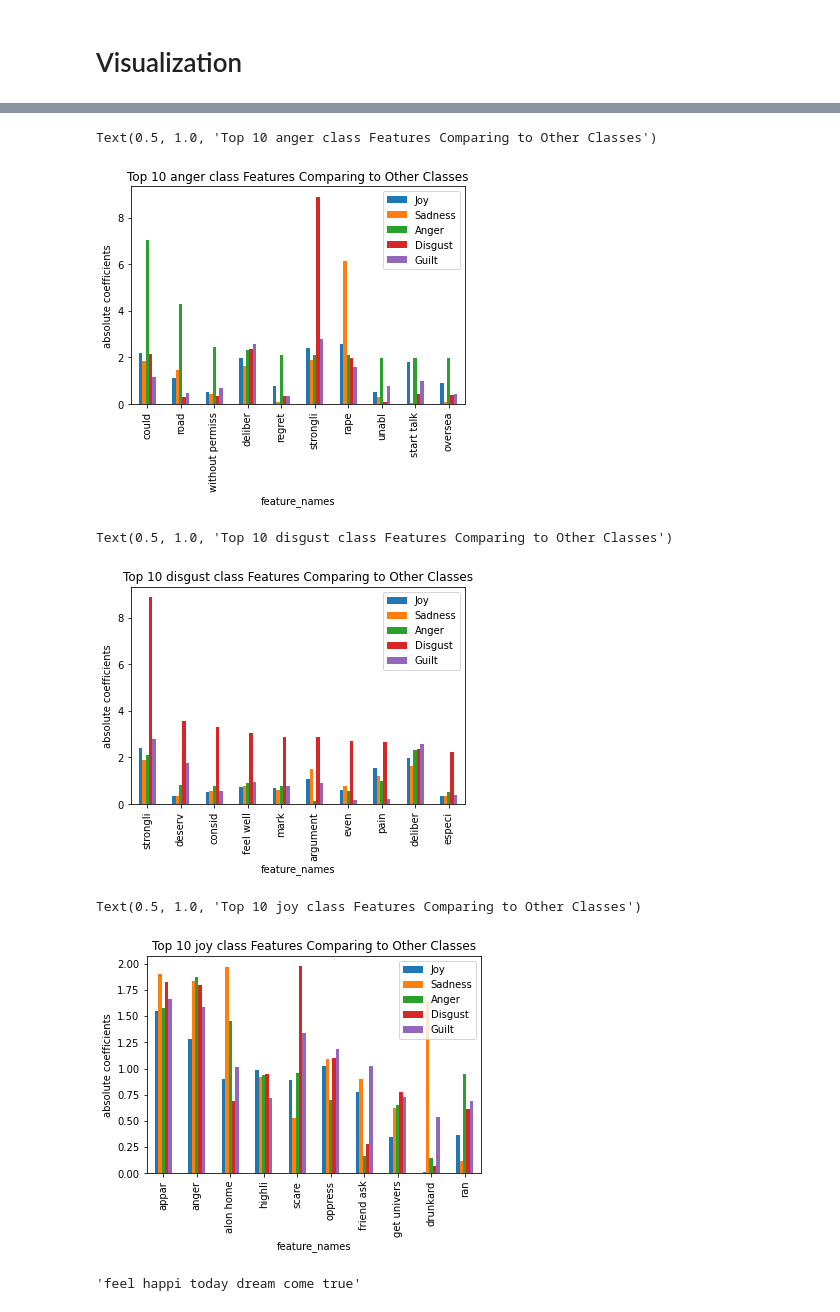
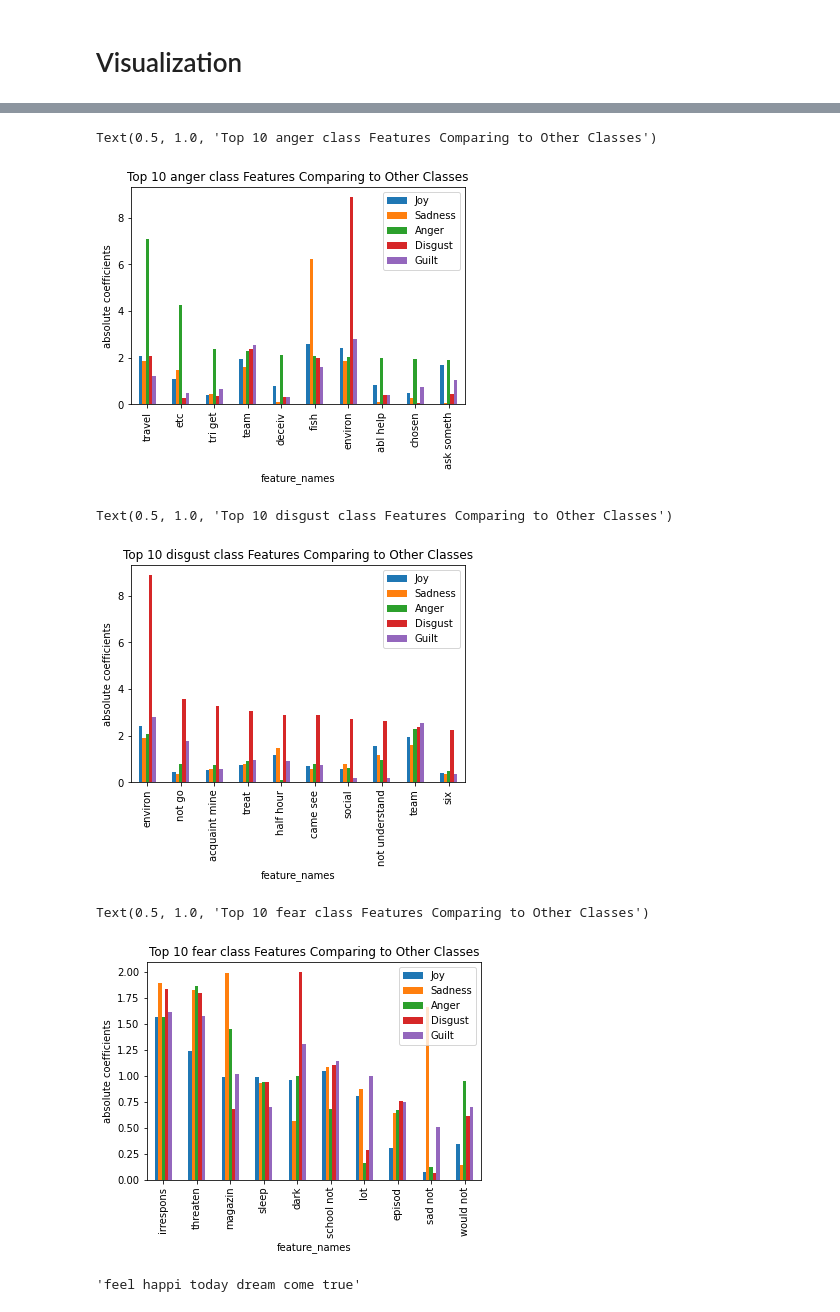
Before and after one commit to sthamamta/Emotion-Detection-and-Recognition, a Jupyter notebook: Logistic Regression For Emotion Detection.ipynb, the cells around one changed output, grey strips where cells are left out. Saved outputs shown, nothing was run; the diff lists cells and outputs as text; code cells hidden in the pictures.

Commit message:
some changes to stop words

```diff
--- a/Logistic Regression For Emotion Detection.ipynb
+++ b/Logistic Regression For Emotion Detection.ipynb
@@ -55,7 +55,8 @@ from nltk.stem import WordNetLemmatizer,PorterStemmer
 
 nltk.download('stopwords')
 
-stop_words = set(stopwords.words('english'))
+# stop_words = set(stopwords.words('english'))
+stop_words = set(stopwords.words('english')) - set(['not','but'])
 # %% [output]
 [nltk_data] Downloading package stopwords to /home/mamata/nltk_data...
 [nltk_data]   Package stopwords is already up-to-date!
@@ -534,22 +540,22 @@ plt.ylabel('absolute coefficients')
 plt.title('Top 10 anger class Features Comparing to Other Classes')
 # %% [output]
 Text(0.5, 1.0, 'Top 10 anger class Features Comparing to Other Classes')
-[figure, old version]
+[figure, new version]
 # %%
 disgust_abs_10.plot(x="feature_names", y=["Joy", "Sadness", "Anger","Disgust","Guilt"], kind="bar")
 plt.ylabel('absolute coefficients')
 plt.title('Top 10 disgust class Features Comparing to Other Classes')
 # %% [output]
 Text(0.5, 1.0, 'Top 10 disgust class Features Comparing to Other Classes')
-[figure, old version]
+[figure, new version]
 # %%
 fear_abs_10.plot(x="feature_names", y=["Joy", "Sadness", "Anger","Disgust","Guilt"], kind="bar")
 plt.ylabel('absolute coefficients')
-plt.title('Top 10 joy class Features Comparing to Other Classes')
+plt.title('Top 10 fear class Features Comparing to Other Classes')
 # print_top10(tfvec_p, best_lr, [0,1,2])
 # %% [output]
-Text(0.5, 1.0, 'Top 10 joy class Features Comparing to Other Classes')
+Text(0.5, 1.0, 'Top 10 fear class Features Comparing to Other Classes')
-[figure, old version]
+[figure, new version]
 # %%
 #testing input
 
```
Also changed, not shown: parts of 24 cells of this notebook, 2 other files.
